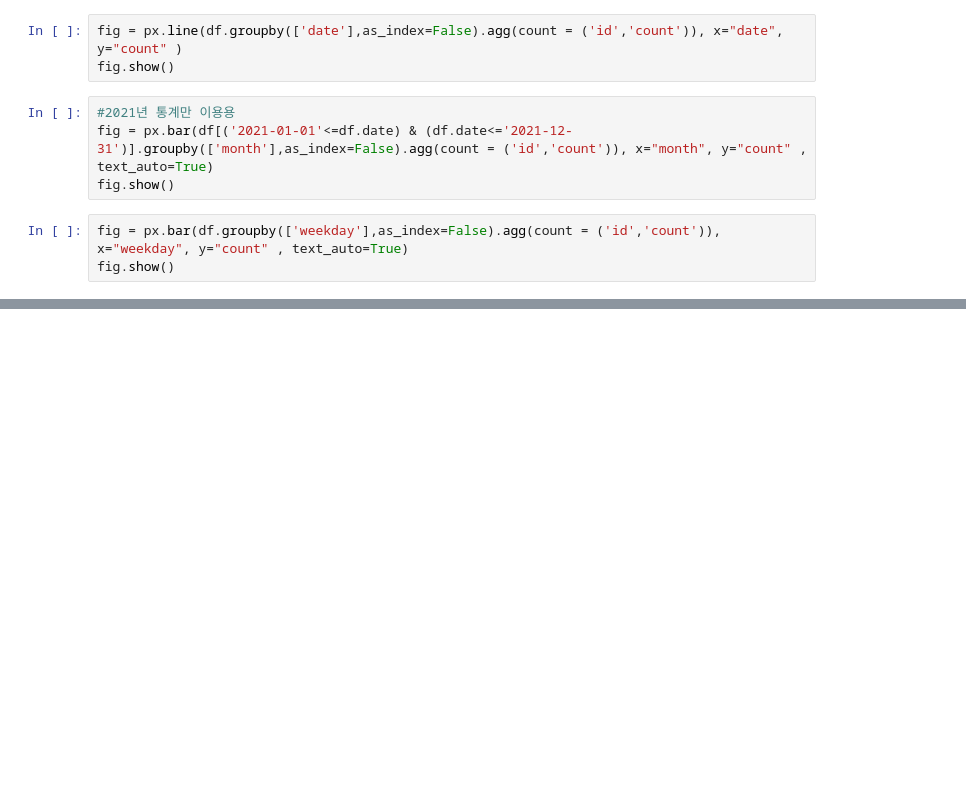
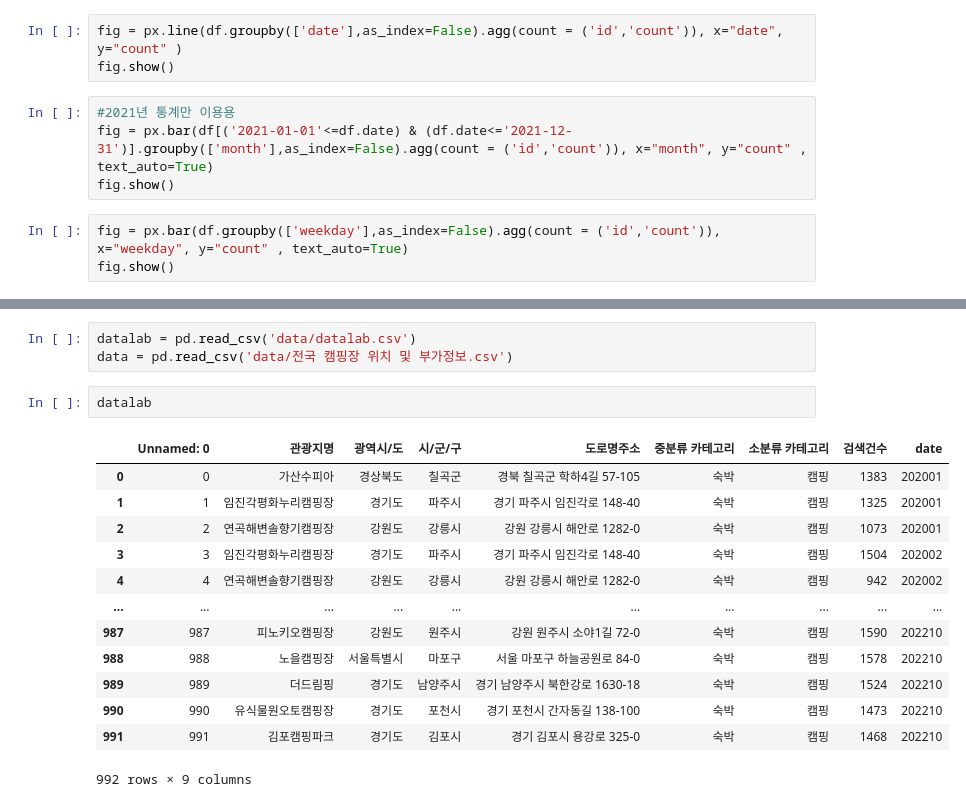
Before and after one commit to tiamoirony/Done, a Jupyter notebook: 전국 휴양림 예약 데이터.ipynb, the cells around one changed output, grey strips where cells are left out. Saved outputs shown, nothing was run; the diff lists cells and outputs as text; blank space fills up the shorter version.

```diff
--- a/전국 휴양림 예약 데이터.ipynb
+++ b/전국 휴양림 예약 데이터.ipynb
@@ -77,0 +162,19 @@ fig.show()
+# %%
+datalab = pd.read_csv('data/datalab.csv')
+data = pd.read_csv('data/전국 캠핑장 위치 및 부가정보.csv')
+# %%
+datalab
+# %% [output]
+|  | Unnamed: 0 | 관광지명 | 광역시/도 | 시/군/구 | 도로명주소 | 중분류 카테고리 | 소분류 카테고리 | 검색건수 | date |
+| 0 | 0 | 가산수피아 | 경상북도 | 칠곡군 | 경북 칠곡군 학하4길 57-105 | 숙박 | 캠핑 | 1383 | 202001 |
+| 1 | 1 | 임진각평화누리캠핑장 | 경기도 | 파주시 | 경기 파주시 임진각로 148-40 | 숙박 | 캠핑 | 1325 | 202001 |
+| 2 | 2 | 연곡해변솔향기캠핑장 | 강원도 | 강릉시 | 강원 강릉시 해안로 1282-0 | 숙박 | 캠핑 | 1073 | 202001 |
+| 3 | 3 | 임진각평화누리캠핑장 | 경기도 | 파주시 | 경기 파주시 임진각로 148-40 | 숙박 | 캠핑 | 1504 | 202002 |
+| 4 | 4 | 연곡해변솔향기캠핑장 | 강원도 | 강릉시 | 강원 강릉시 해안로 1282-0 | 숙박 | 캠핑 | 942 | 202002 |
+| ... | ... | ... | ... | ... | ... | ... | ... | ... | ... |
+| 987 | 987 | 피노키오캠핑장 | 강원도 | 원주시 | 강원 원주시 소야1길 72-0 | 숙박 | 캠핑 | 1590 | 202210 |
+| 988 | 988 | 노을캠핑장 | 서울특별시 | 마포구 | 서울 마포구 하늘공원로 84-0 | 숙박 | 캠핑 | 1578 | 202210 |
+| 989 | 989 | 더드림핑 | 경기도 | 남양주시 | 경기 남양주시 북한강로 1630-18 | 숙박 | 캠핑 | 1524 | 202210 |
+| 990 | 990 | 유식물원오토캠핑장 | 경기도 | 포천시 | 경기 포천시 간자동길 138-100 | 숙박 | 캠핑 | 1473 | 202210 |
+| 991 | 991 | 김포캠핑파크 | 경기도 | 김포시 | 경기 김포시 용강로 325-0 | 숙박 | 캠핑 | 1468 | 202210 |
+992 rows × 9 columns
```
Also changed, not shown: parts of 12 cells of this notebook.
